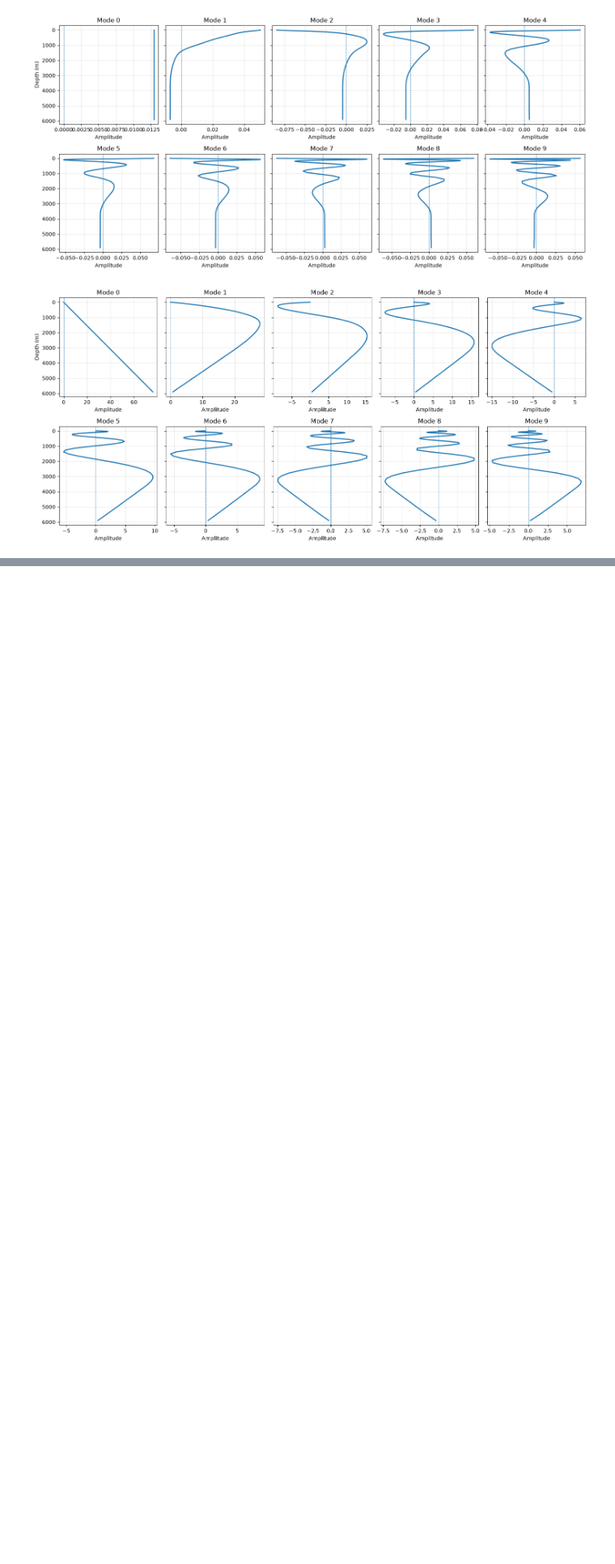
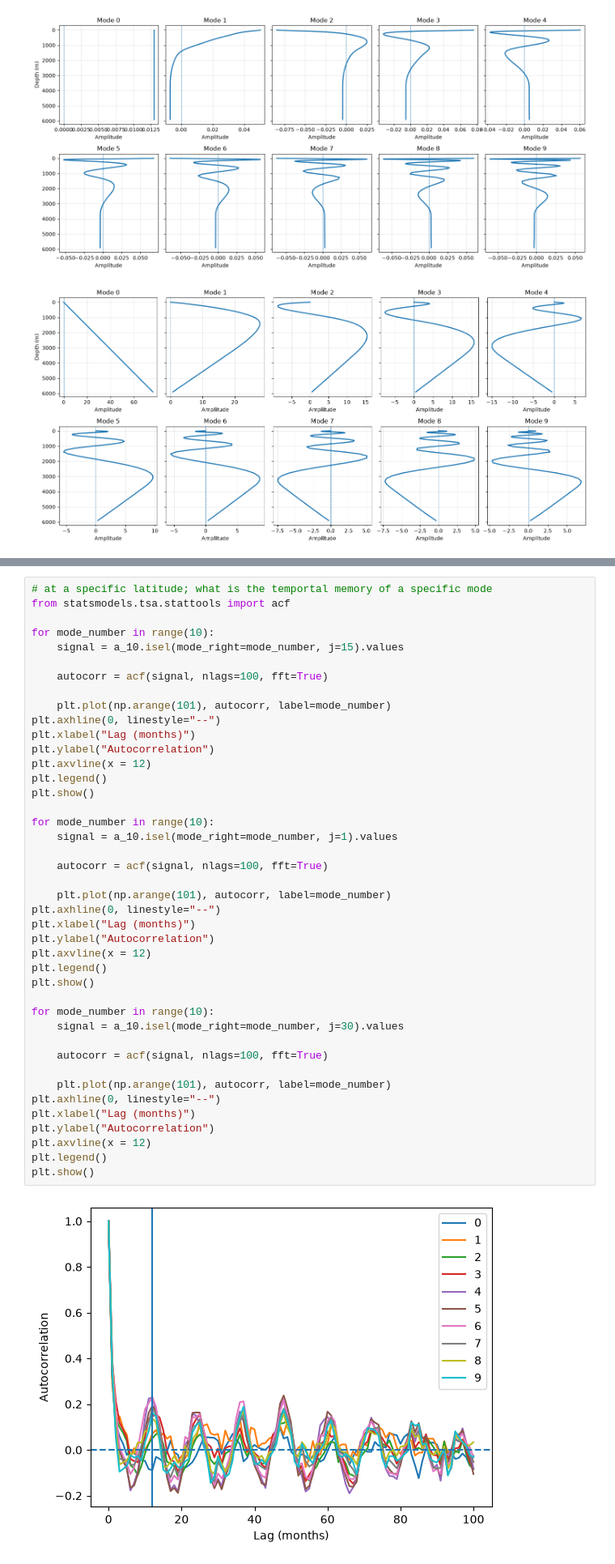
Before and after one commit to hanna-and/StreamfunctionPerturbations, a Jupyter notebook: get_rapid_data.ipynb, the cells around one changed output, grey strips where cells are left out. Shown at 81% size. Saved outputs shown, nothing was run; the diff lists cells and outputs as text; blank space fills up the shorter version.

```diff
--- a/get_rapid_data.ipynb
+++ b/get_rapid_data.ipynb
@@ -321,0 +525,44 @@ plt.show()
+# %%
+# at a specific latitude; what is the temportal memory of a specific mode
+from statsmodels.tsa.stattools import acf
+
+for mode_number in range(10):
+    signal = a_10.isel(mode_right=mode_number, j=15).values
+
+    autocorr = acf(signal, nlags=100, fft=True)
+
+    plt.plot(np.arange(101), autocorr, label=mode_number)
+plt.axhline(0, linestyle="--")
+plt.xlabel("Lag (months)")
+plt.ylabel("Autocorrelation")
+plt.axvline(x = 12)
+plt.legend()
+plt.show()
+
+for mode_number in range(10):
+    signal = a_10.isel(mode_right=mode_number, j=1).values
+
+    autocorr = acf(signal, nlags=100, fft=True)
+
+    plt.plot(np.arange(101), autocorr, label=mode_number)
+plt.axhline(0, linestyle="--")
+plt.xlabel("Lag (months)")
+plt.ylabel("Autocorrelation")
+plt.axvline(x = 12)
+plt.legend()
+plt.show()
+
+for mode_number in range(10):
+    signal = a_10.isel(mode_right=mode_number, j=30).values
+
+    autocorr = acf(signal, nlags=100, fft=True)
+
+    plt.plot(np.arange(101), autocorr, label=mode_number)
+plt.axhline(0, linestyle="--")
+plt.xlabel("Lag (months)")
+plt.ylabel("Autocorrelation")
+plt.axvline(x = 12)
+plt.legend()
+plt.show()
+# %% [output]
+[figure, added]
```
Also changed, not shown: parts of 16 cells of this notebook, 1 other file.
